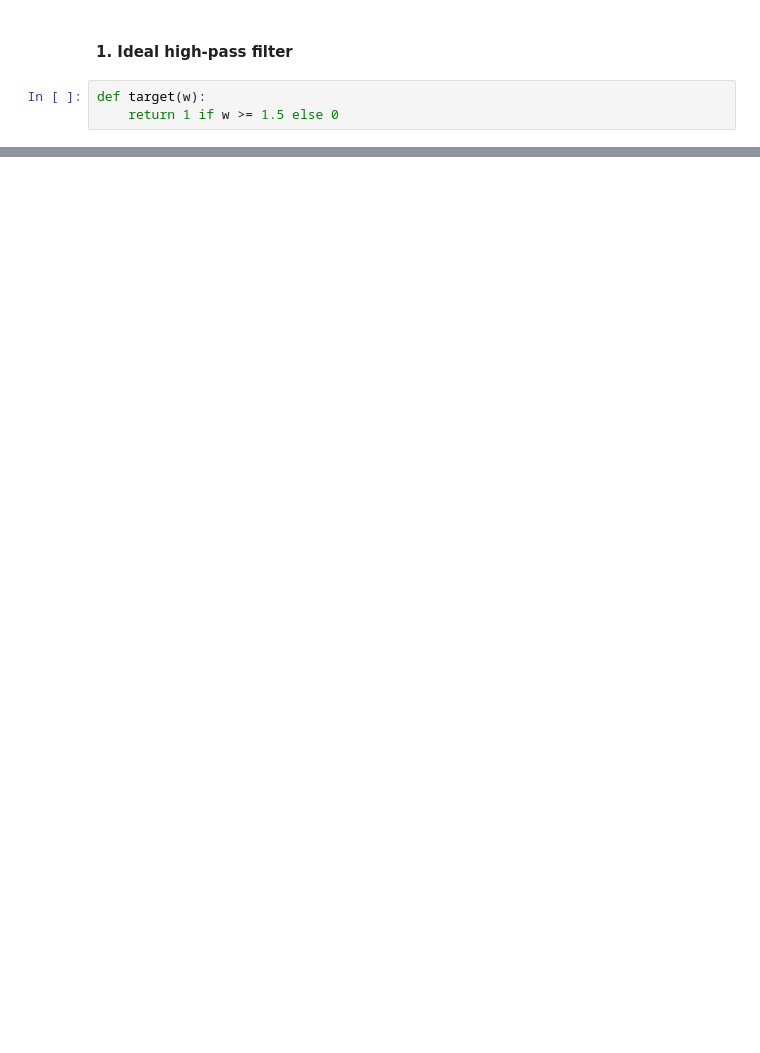
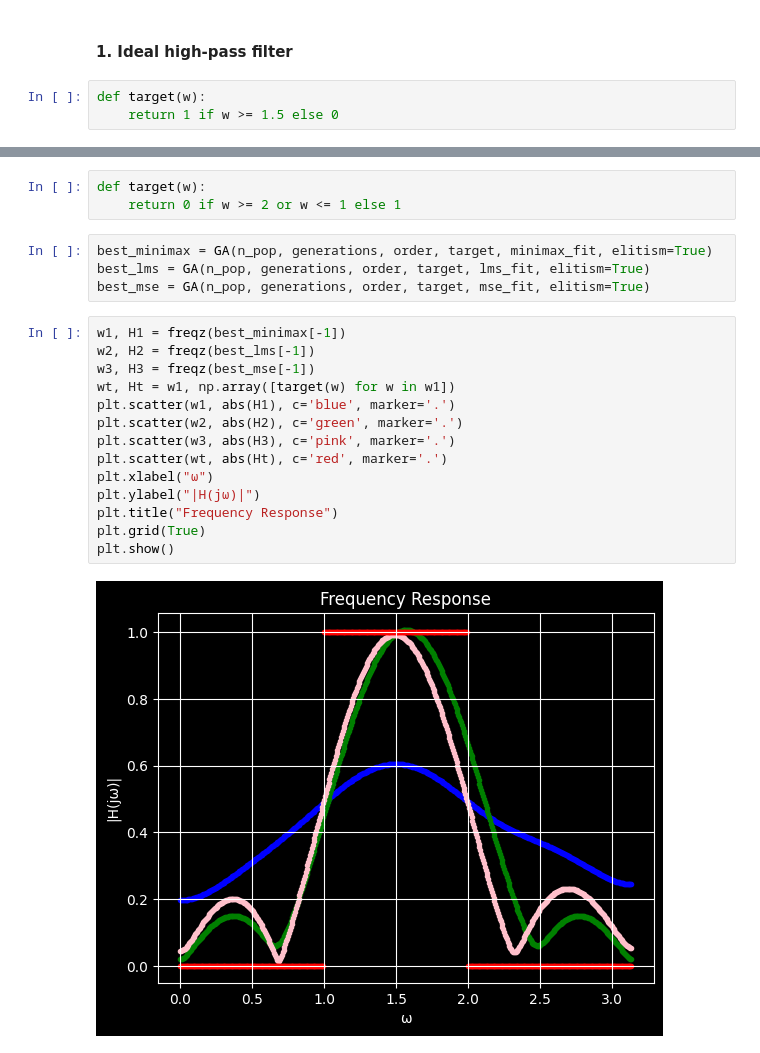
Before and after one commit to simdeistud/optimization-ai, a Jupyter notebook: EXAM PROJECT/project.ipynb, the cells around one changed output, grey strips where cells are left out. Drawn from its saved outputs; the diff is of its cells as text; blank space fills up the shorter version.

```diff
--- a/EXAM PROJECT/project.ipynb
+++ b/EXAM PROJECT/project.ipynb
@@ -171,0 +177,23 @@ plt.show()
+# %%
+def target(w):
+    return 0 if w >= 2 or w <= 1 else 1
+# %%
+best_minimax = GA(n_pop, generations, order, target, minimax_fit, elitism=True)
+best_lms = GA(n_pop, generations, order, target, lms_fit, elitism=True)
+best_mse = GA(n_pop, generations, order, target, mse_fit, elitism=True)
+# %%
+w1, H1 = freqz(best_minimax[-1])
+w2, H2 = freqz(best_lms[-1])
+w3, H3 = freqz(best_mse[-1])
+wt, Ht = w1, np.array([target(w) for w in w1])
+plt.scatter(w1, abs(H1), c='blue', marker='.')
+plt.scatter(w2, abs(H2), c='green', marker='.')
+plt.scatter(w3, abs(H3), c='pink', marker='.')
+plt.scatter(wt, abs(Ht), c='red', marker='.')
+plt.xlabel("ω")
+plt.ylabel("|H(jω)|")
+plt.title("Frequency Response")
+plt.grid(True)
+plt.show()
+# %% [output]
+[figure, added]
```
Also changed, not shown: parts of 6 cells of this notebook.
